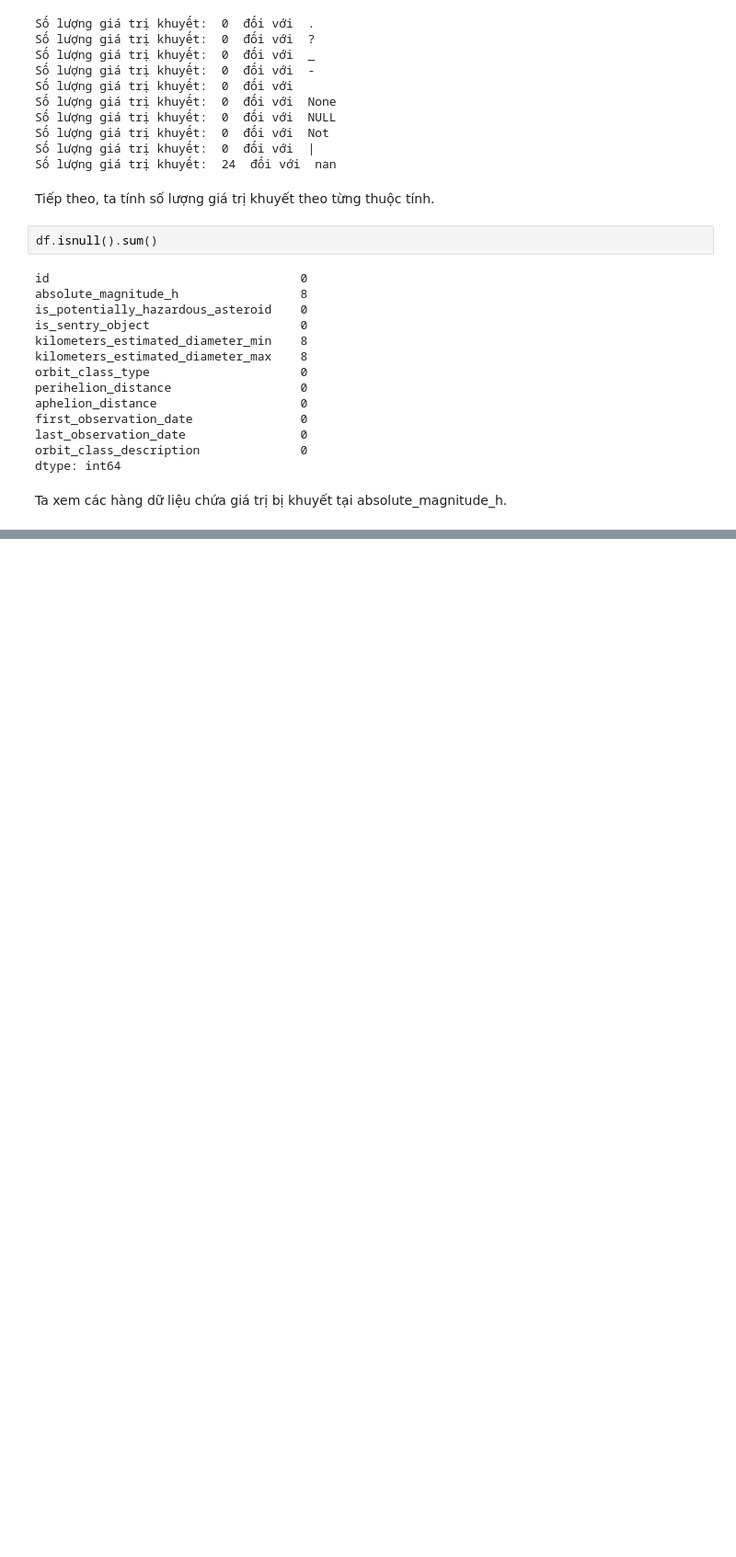
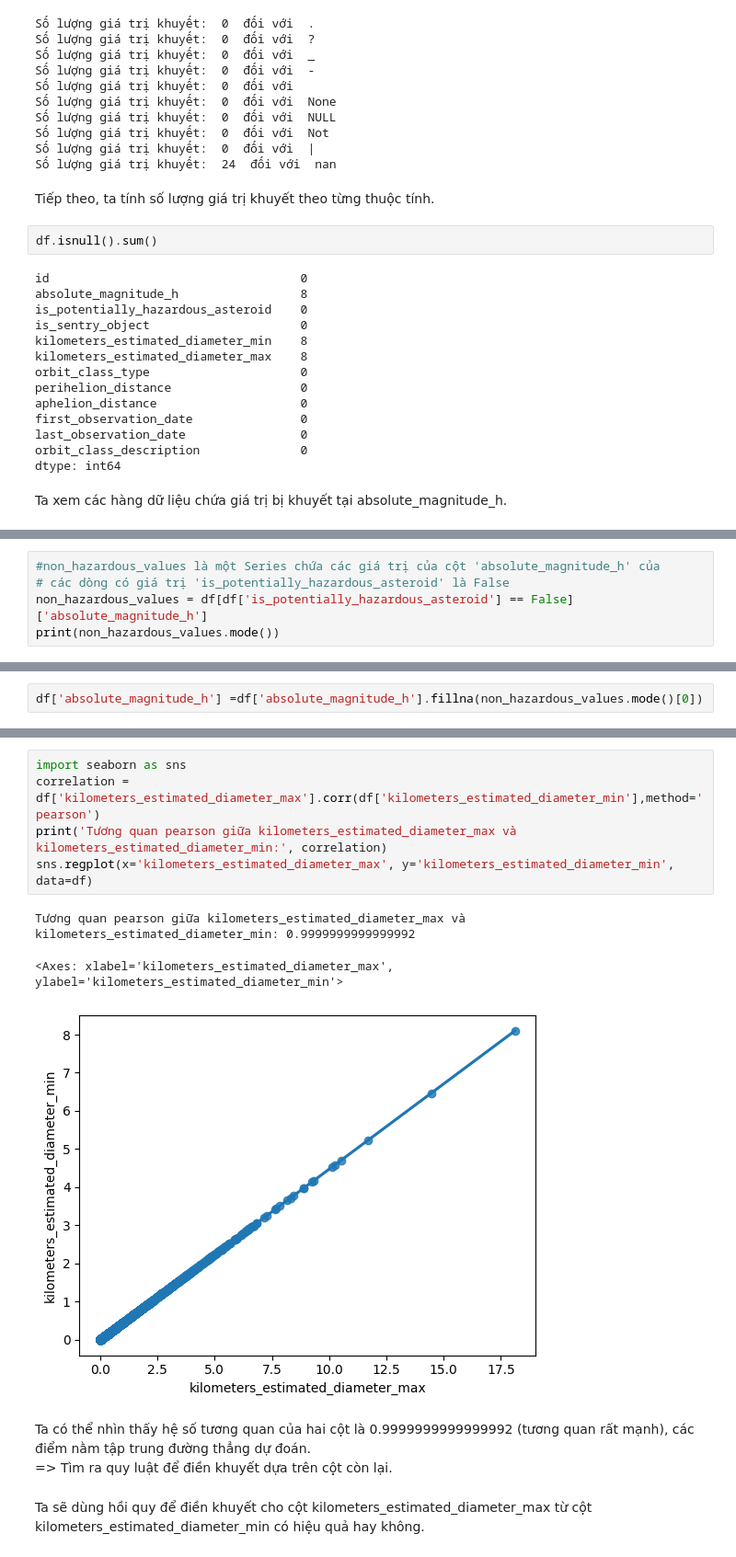
Before and after one commit to nhocratac/IE224-NEO, a Jupyter notebook: file_code_tong_hop.ipynb, the cells around one changed output, grey strips where cells are left out. Shown at 92% size. Cells and saved outputs as stored; diff of their text form; blank space fills up the shorter version.

```diff
--- a/file_code_tong_hop.ipynb
+++ b/file_code_tong_hop.ipynb
@@ -86,0 +90,5 @@ dataFrame_missingData_absolute_magnitude_h
+# %%
+#non_hazardous_values là một Series chứa các giá trị của cột 'absolute_magnitude_h' của
+# các dòng có giá trị 'is_potentially_hazardous_asteroid' là False
+non_hazardous_values = df[df['is_potentially_hazardous_asteroid'] == False]['absolute_magnitude_h']
+print(non_hazardous_values.mode())
@@ -86,0 +101,2 @@ dataFrame_missingData_absolute_magnitude_h
+# %%
+df['absolute_magnitude_h'] =df['absolute_magnitude_h'].fillna(non_hazardous_values.mode()[0])
@@ -86,0 +142,14 @@ dataFrame_missingData_absolute_magnitude_h
+# %%
+import seaborn as sns
+correlation = df['kilometers_estimated_diameter_max'].corr(df['kilometers_estimated_diameter_min'],method='pearson')
+print('Tương quan pearson giữa kilometers_estimated_diameter_max và kilometers_estimated_diameter_min:', correlation)
+sns.regplot(x='kilometers_estimated_diameter_max', y='kilometers_estimated_diameter_min', data=df)
+# %% [output]
+Tương quan pearson giữa kilometers_estimated_diameter_max và kilometers_estimated_diameter_min: 0.9999999999999992
+<Axes: xlabel='kilometers_estimated_diameter_max', ylabel='kilometers_estimated_diameter_min'>
+[figure, added]
+# %% [markdown]
+Ta có thể nhìn thấy hệ số tương quan của hai cột là 0.9999999999999992 (tương quan rất mạnh), các điểm nằm tập trung đường thẳng dự đoán.<br>
+=> Tìm ra quy luật để điền khuyết dựa trên cột còn lại.
+# %% [markdown]
+Ta sẽ dùng hồi quy để điền khuyết cho cột kilometers_estimated_diameter_max từ cột kilometers_estimated_diameter_min có hiệu quả hay không.
```
Also changed, not shown: parts of 25 cells of this notebook.
